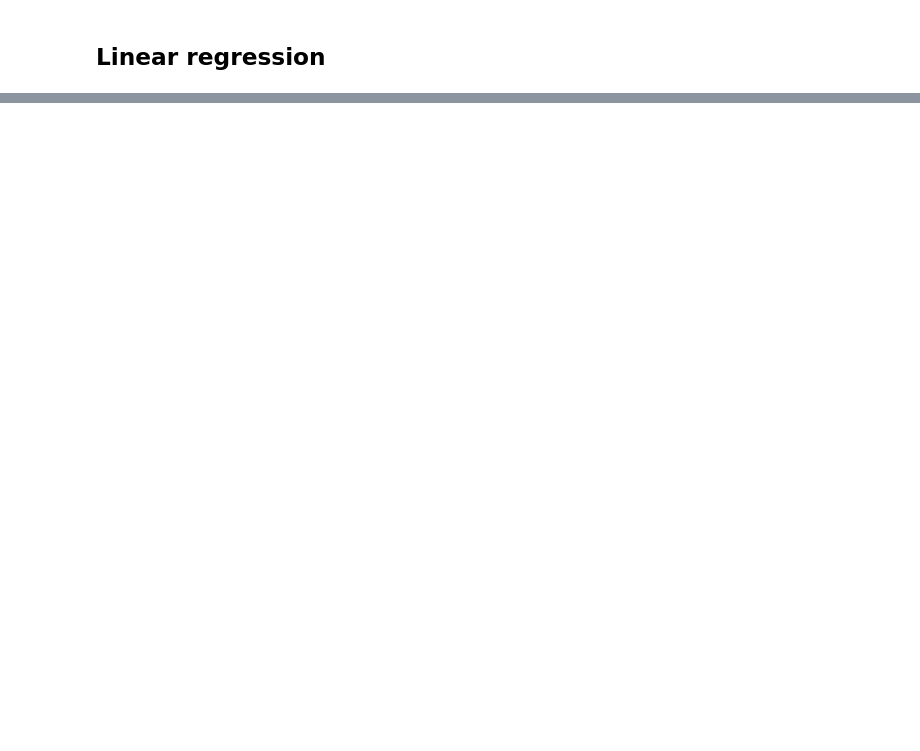
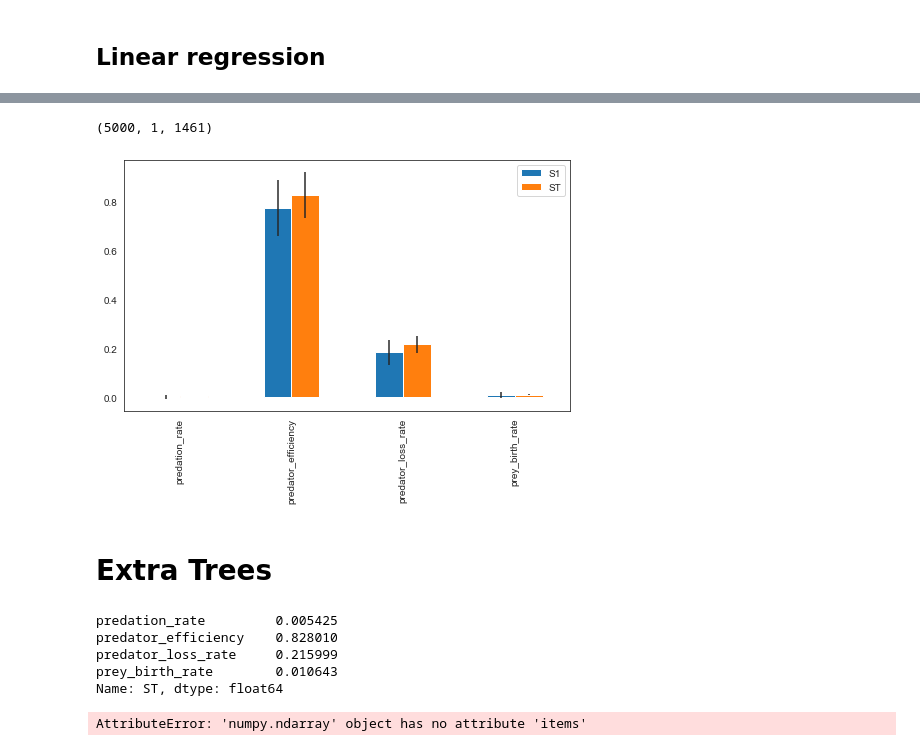
Before and after one commit to herzogrh/epa1361, a Jupyter notebook: Week 3-4 - vulnerability analysis/assignment 6 - sensitivity analysis.ipynb, the cells around one changed output, grey strips where cells are left out. Drawn from its saved outputs; the diff is of its cells as text; code cells hidden in the pictures; blank space fills up the shorter version.

```diff
--- a/Week 3-4 - vulnerability analysis/assignment 6 - sensitivity analysis.ipynb
+++ b/Week 3-4 - vulnerability analysis/assignment 6 - sensitivity analysis.ipynb
@@ -229,0 +139,16 @@ Warnings:
+# %%
+with MultiprocessingEvaluator(model) as evaluator:
+    sa_results = evaluator.perform_experiments(scenarios=500,
+                                               uncertainty_sampling='sobol')
+
+experiments, outcomes = sa_results
+
+problem = get_SALib_problem(model.uncertainties)
+
+
+#Si = sobol.analyze(problem, outcomes['predation_rate'],
+                  # calc_second_order=True, print_to_console=False)
+#Si = sobol.analyze(problem, outcomes['predator_efficiency'],
+                 #  calc_second_order=True, print_to_console=False)
+#Si = sobol.analyze(problem, outcomes['predator_loss_rate'],
+                 #  calc_second_order=True, print_to_console=False)
@@ -229,0 +170,9 @@ Warnings:
+# %%
+outcomes["prey"].shape
+# %% [output]
+(5000, 1, 1461)
+# %%
+prey_mean = np.mean(outcomes['prey'][:,0,:], axis=1)
+# %%
+Si = sobol.analyze(problem, prey_mean,
+                   calc_second_order=True, print_to_console=False)
@@ -229,0 +181,30 @@ Warnings:
+# %%
+scores_filtered = {k:Si[k] for k in ['ST','ST_conf','S1','S1_conf']}
+Si_df = pd.DataFrame(scores_filtered, index=problem['names'])
+
+sns.set_style('white')
+fig, ax = plt.subplots(1)
+
+indices = Si_df[['S1','ST']]
+err = Si_df[['S1_conf','ST_conf']]
+
+indices.plot.bar(yerr=err.values.T,ax=ax)
+fig.set_size_inches(8,6)
+fig.subplots_adjust(bottom=0.3)
+plt.show()
+# %% [output]
+[figure, added]
+# %% [markdown]
+# Extra Trees
+# %%
+indices["ST"]
+# %% [output]
+predation_rate         0.005425
+predator_efficiency    0.828010
+predator_loss_rate     0.215999
+prey_birth_rate        0.010643
+Name: ST, dtype: float64
+# %%
+feature_scoring.get_feature_scores_all(x=indices['ST'], y= prey_mean, mode=feature_scoring.RuleInductionType.REGRESSION, max_features=0.6, nr_trees=100 )
+# %% [output]
+AttributeError: 'numpy.ndarray' object has no attribute 'items'
```
Also changed, not shown: parts of 10 cells of this notebook.
